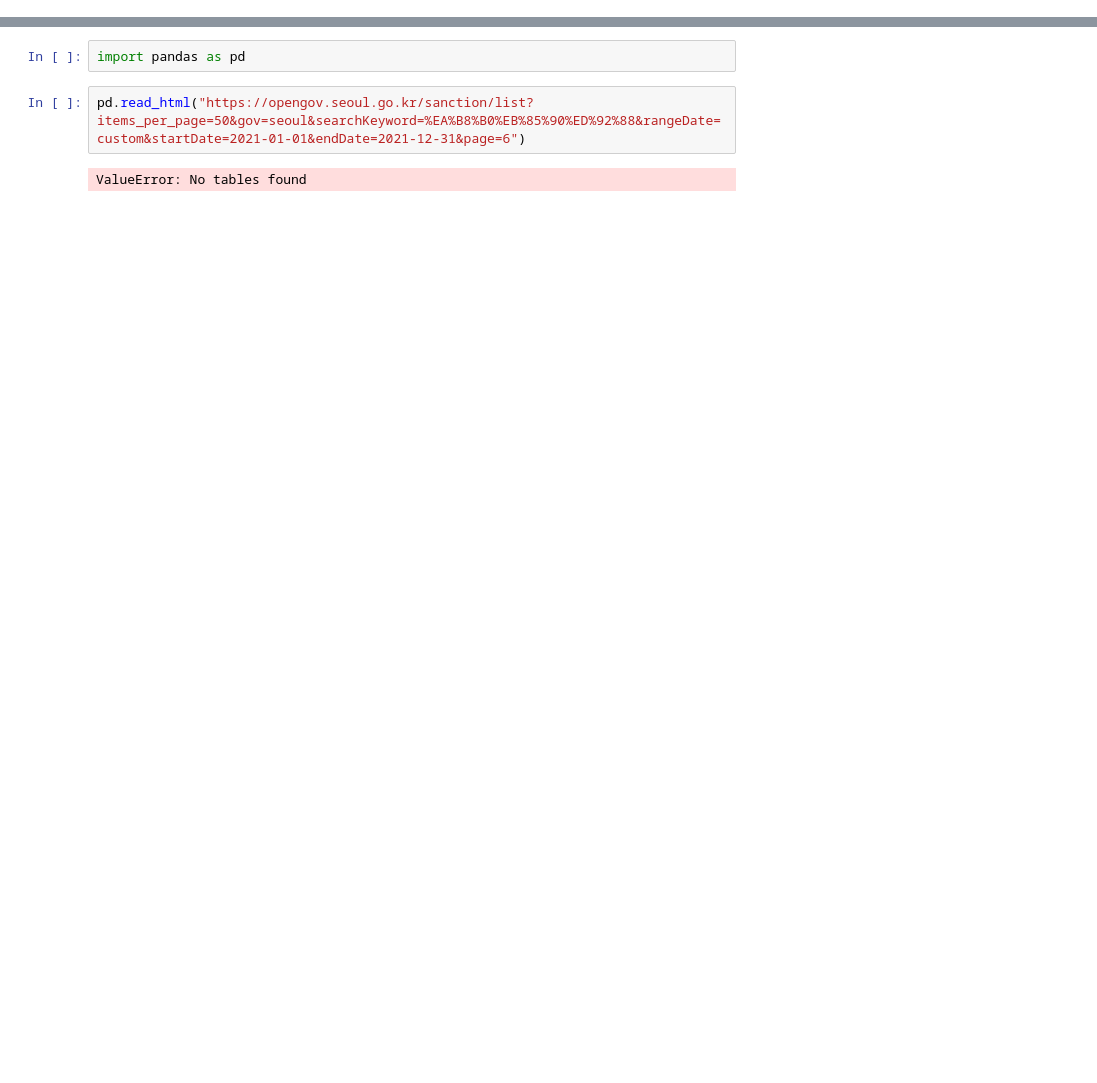
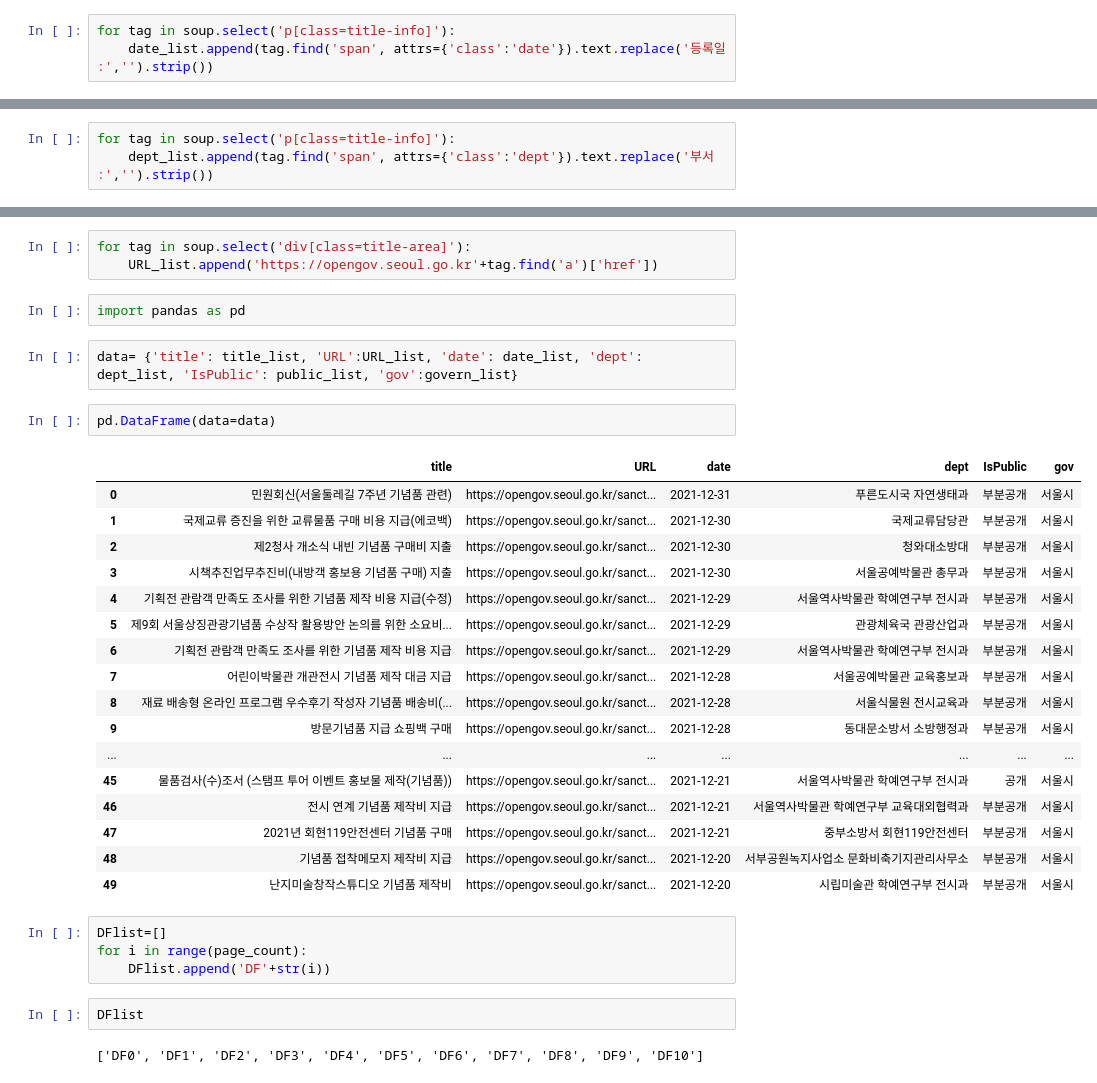
Before and after one commit to radiospd45/Test, a Jupyter notebook: test_.ipynb, the cells around one changed output, grey strips where cells are left out. Saved outputs shown, nothing was run; the diff lists cells and outputs as text; blank space fills up the shorter version.

```diff
--- a/test_.ipynb
+++ b/test_.ipynb
@@ -0,0 +343,3 @@
+# %%
+for tag in soup.select('p[class=title-info]'):
+    date_list.append(tag.find('span', attrs={'class':'date'}).text.replace('등록일 :','').strip())
@@ -0,0 +366,3 @@
+# %%
+for tag in soup.select('p[class=title-info]'):
+    dept_list.append(tag.find('span', attrs={'class':'dept'}).text.replace('부서 :','').strip())
@@ -1,6 +389,35 @@
+# %%
+for tag in soup.select('div[class=title-area]'):
+    URL_list.append('https://opengov.seoul.go.kr'+tag.find('a')['href'])
 # %%
 import pandas as pd
-# %%
-pd.read_html("https://opengov.seoul.go.kr/sanction/list?items_per_page=50&gov=seoul&searchKeyword=%EA%B8%B0%EB%85%90%ED%92%88&rangeDate=custom&startDate=2021-01-01&endDate=2021-12-31&page=6")
-# %% [output]
-ValueError: No tables found
+# %%
+data= {'title': title_list, 'URL':URL_list, 'date': date_list, 'dept': dept_list, 'IsPublic': public_list, 'gov':govern_list}
+# %%
+pd.DataFrame(data=data)
+# %% [output]
+|  | title | URL | date | dept | IsPublic | gov |
+| 0 | 민원회신(서울둘레길 7주년 기념품 관련) | https://opengov.seoul.go.kr/sanct... | 2021-12-31 | 푸른도시국 자연생태과 | 부분공개 | 서울시 |
+| 1 | 국제교류 증진을 위한 교류물품 구매 비용 지급(에코백) | https://opengov.seoul.go.kr/sanct... | 2021-12-30 | 국제교류담당관 | 부분공개 | 서울시 |
+| 2 | 제2청사 개소식 내빈 기념품 구매비 지출 | https://opengov.seoul.go.kr/sanct... | 2021-12-30 | 청와대소방대 | 부분공개 | 서울시 |
+| 3 | 시책추진업무추진비(내방객 홍보용 기념품 구매) 지출 | https://opengov.seoul.go.kr/sanct... | 2021-12-30 | 서울공예박물관 총무과 | 부분공개 | 서울시 |
+| 4 | 기획전 관람객 만족도 조사를 위한 기념품 제작 비용 지급(수정) | https://opengov.seoul.go.kr/sanct... | 2021-12-29 | 서울역사박물관 학예연구부 전시과 | 부분공개 | 서울시 |
+| 5 | 제9회 서울상징관광기념품 수상작 활용방안 논의를 위한 소요비... | https://opengov.seoul.go.kr/sanct... | 2021-12-29 | 관광체육국 관광산업과 | 부분공개 | 서울시 |
+| 6 | 기획전 관람객 만족도 조사를 위한 기념품 제작 비용 지급 | https://opengov.seoul.go.kr/sanct... | 2021-12-29 | 서울역사박물관 학예연구부 전시과 | 부분공개 | 서울시 |
+| 7 | 어린이박물관 개관전시 기념품 제작 대금 지급 | https://opengov.seoul.go.kr/sanct... | 2021-12-28 | 서울공예박물관 교육홍보과 | 부분공개 | 서울시 |
+| 8 | 재료 배송형 온라인 프로그램 우수후기 작성자 기념품 배송비(... | https://opengov.seoul.go.kr/sanct... | 2021-12-28 | 서울식물원 전시교육과 | 부분공개 | 서울시 |
+| 9 | 방문기념품 지급 쇼핑백 구매 | https://opengov.seoul.go.kr/sanct... | 2021-12-28 | 동대문소방서 소방행정과 | 부분공개 | 서울시 |
+| ... | ... | ... | ... | ... | ... | ... |
+| 45 | 물품검사(수)조서 (스탬프 투어 이벤트 홍보물 제작(기념품)) | https://opengov.seoul.go.kr/sanct... | 2021-12-21 | 서울역사박물관 학예연구부 전시과 | 공개 | 서울시 |
+| 46 | 전시 연계 기념품 제작비 지급 | https://opengov.seoul.go.kr/sanct... | 2021-12-21 | 서울역사박물관 학예연구부 교육대외협력과 | 부분공개 | 서울시 |
+| 47 | 2021년 회현119안전센터 기념품 구매 | https://opengov.seoul.go.kr/sanct... | 2021-12-21 | 중부소방서 회현119안전센터 | 부분공개 | 서울시 |
+| 48 | 기념품 접착메모지 제작비 지급 | https://opengov.seoul.go.kr/sanct... | 2021-12-20 | 서부공원녹지사업소 문화비축기지관리사무소 | 부분공개 | 서울시 |
+| 49 | 난지미술창작스튜디오 기념품 제작비 | https://opengov.seoul.go.kr/sanct... | 2021-12-20 | 시립미술관 학예연구부 전시과 | 부분공개 | 서울시 |
+# %%
+DFlist=[]
+for i in range(page_count):
+    DFlist.append('DF'+str(i))
+# %%
+DFlist
+# %% [output]
+['DF0', 'DF1', 'DF2', 'DF3', 'DF4', 'DF5', 'DF6', 'DF7', 'DF8', 'DF9', 'DF10']
```
Also changed, not shown: parts of 58 cells of this notebook, 4 other files.
